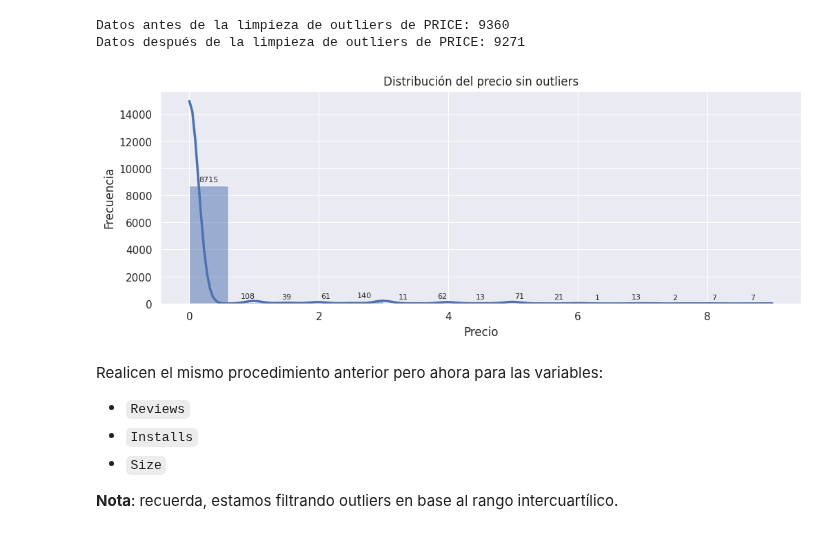
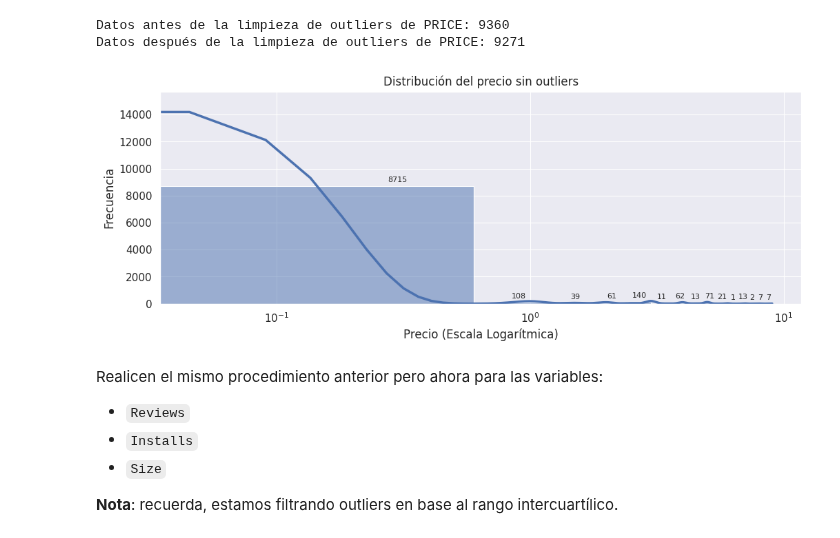
Before and after one commit to Alexander-Luna/Modulo2UIDE, a Jupyter notebook: Week1/P_1_G6.ipynb, the cells around one changed output. Cells and saved outputs as stored; diff of their text form; code cells hidden in the pictures.

```diff
--- a/Week1/P_1_G6.ipynb
+++ b/Week1/P_1_G6.ipynb
@@ -449,16 +449,23 @@ Datos después de la limpieza de outliers de PRICE: 9271
 # %%
 # Genera aquí el código para gráficar la distribución de la variable Price
 ##### TAREA 4 #####################
-
 # histplot del Precio limpio de outliers
 plt.figure(figsize=(12,4))
 plt.title("Distribución del precio sin outliers")
-# Usamos KDE  para ver la la distribución de probabilidad de los datos de PRICE
-precio_histlimpio_fig=sns.histplot(data=data,x='Price', kde='True',palette='pastel')
-plt.xlabel("Precio"), plt.ylabel("Frecuencia")
-precio_histlimpio_fig.bar_label(precio_histlimpio_fig.containers[0],fontsize=8,padding=3);
+
+# Usamos KDE para ver la distribución de probabilidad de los datos de PRICE
+precio_histlimpio_fig = sns.histplot(data=data, x='Price', kde=True, palette='pastel')
+
+# --- APLICACIÓN DE OBSERVACIÓN: Cambio de escala a logarítmica ---
+plt.xscale('log')
+
+plt.xlabel("Precio (Escala Logarítmica)")
+plt.ylabel("Frecuencia")
+
+# Generar las etiquetas de las barras con el tamaño de cada una
+precio_histlimpio_fig.bar_label(precio_histlimpio_fig.containers[0], fontsize=8, padding=3);
 # %% [output]
-[figure, old version]
+[figure, new version]
 # %% [markdown]
 Realicen el mismo procedimiento anterior pero ahora para las variables:
 
```
Also changed, not shown: parts of 2 cells of this notebook.
